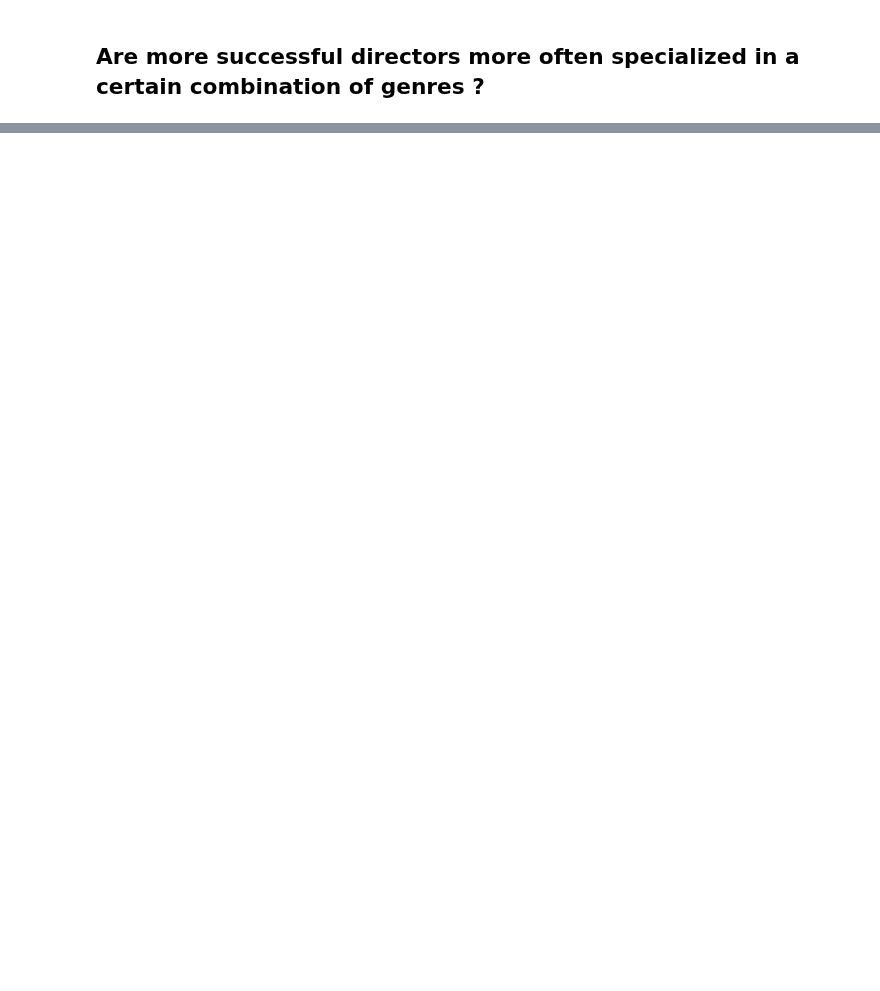
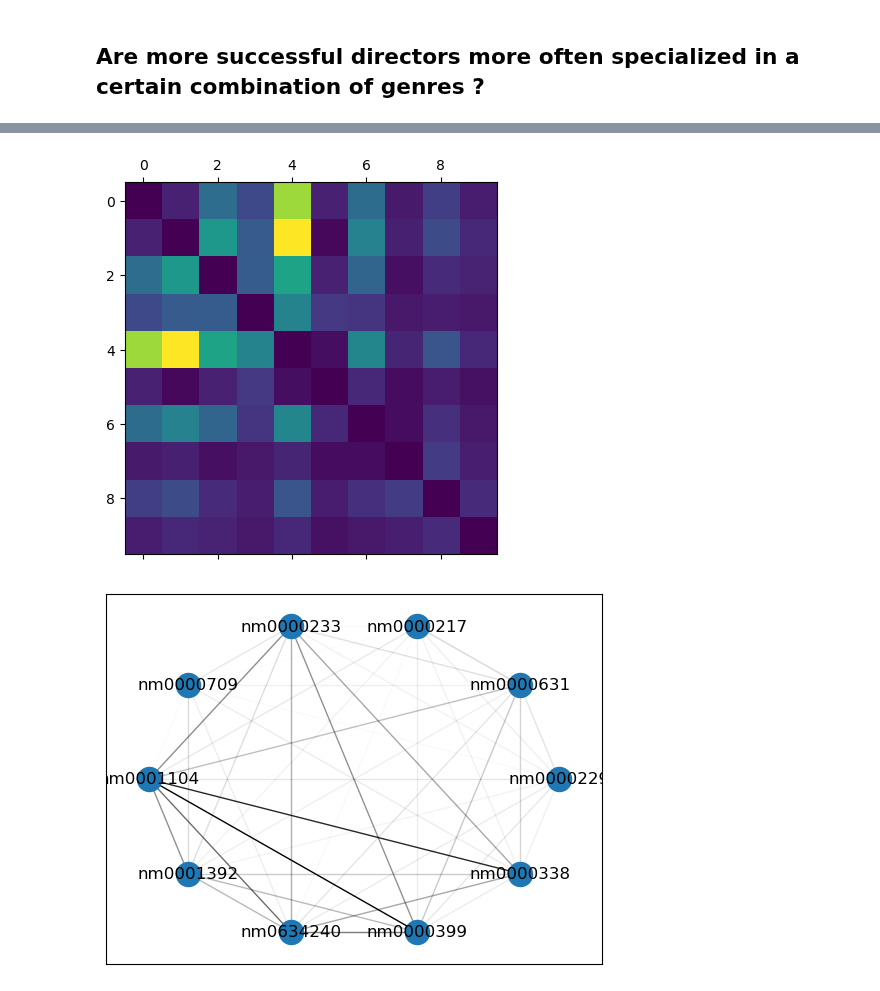
Before and after one commit to epfl-ada/ada-2023-project-crunchychicken, a Jupyter notebook: style-evolution.ipynb, the cells around one changed output, grey strips where cells are left out. Saved outputs shown, nothing was run; the diff lists cells and outputs as text; code cells hidden in the pictures; blank space fills up the shorter version.

```diff
--- a/style-evolution.ipynb
+++ b/style-evolution.ipynb
@@ -378,0 +588,15 @@ Extend the codes in `clemence_P3.ipynb`.
+# %%
+def draw_weighted_graph(G, layout = None, with_labels: bool = False, normalize_wights: bool = False):
+    """Draws a weighted graph."""
+
+    if layout is None:
+        layout = nx.spring_layout(G)
+    weights = list(nx.get_edge_attributes(G, 'weight').values())
+    for (u, v, w) in G.edges(data='weight'):
+        if normalize_wights:
+            w = (w - min(weights)) / (max(weights) - min(weights))
+        nx.draw_networkx_edges(G, layout, edgelist=[(u, v)], alpha=w)
+    nx.draw_networkx_nodes(G, layout, nodelist=G.nodes)
+    if with_labels:
+        nx.draw_networkx_labels(G, layout)
+    plt.show()
@@ -378,0 +735,19 @@ Extend the codes in `clemence_P3.ipynb`.
+# %%
+D = get_similarity_graph(
+    movies=movies,
+    directors=directors[directors['avg-3'] > 50],
+)
+
+# Plot the similarity matrix
+similarity_matrix = nx.adjacency_matrix(D)
+p = reverse_cuthill_mckee(similarity_matrix)
+similarity_matrix = similarity_matrix.todense()
+plt.matshow(similarity_matrix[:, p][p])
+
+if len(D.nodes) < 20:
+    plt.figure()
+    layout = nx.circular_layout(D)
+    draw_weighted_graph(D, layout=layout, with_labels=True, normalize_wights=True)
+# %% [output]
+[figure, added]
+[figure, added]
```
Also changed, not shown: parts of 40 cells of this notebook.
